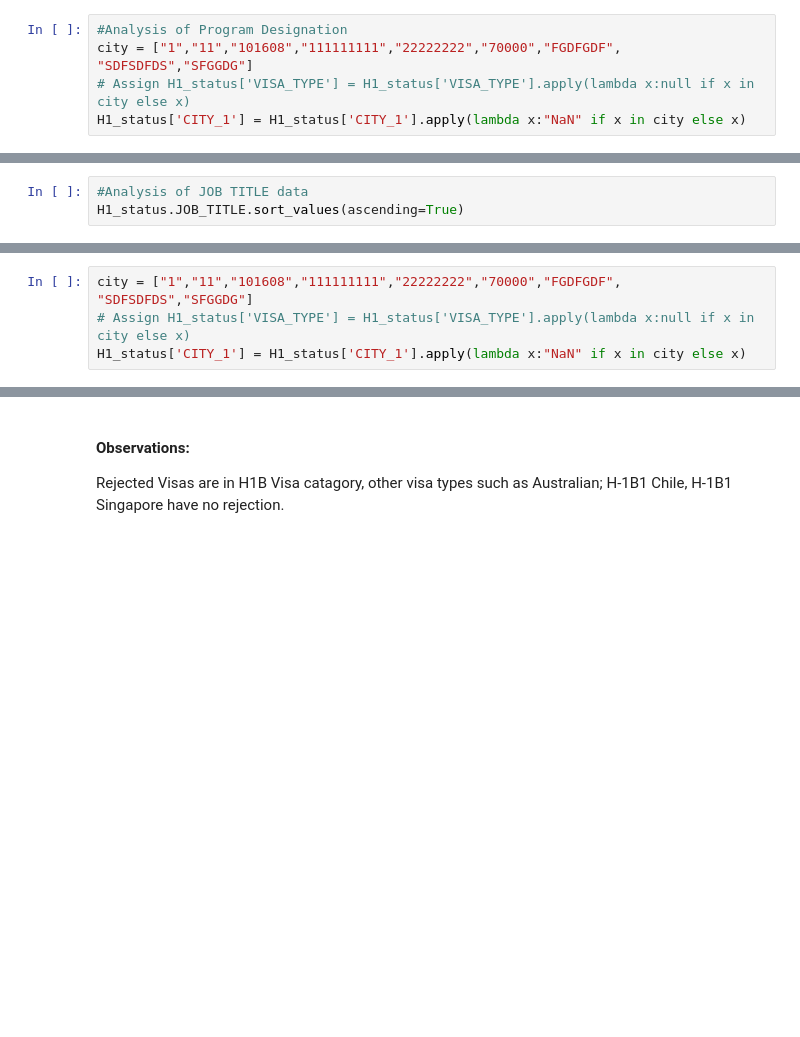
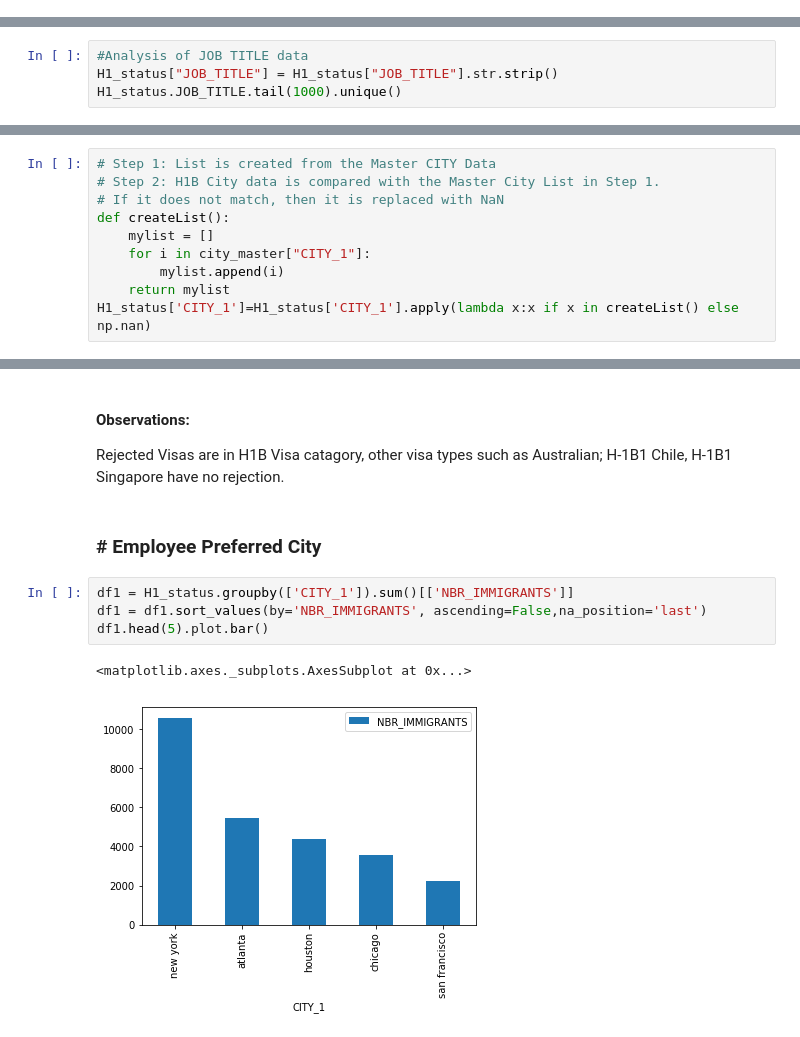
Before and after one commit to karthikeyanbalusamy/EDA-Project, a Jupyter notebook: US H1B Visa Petition.ipynb, the cells around one changed output, grey strips where cells are left out. Saved outputs shown, nothing was run; the diff lists cells and outputs as text; blank space fills up the shorter version.

```diff
--- a/US H1B Visa Petition.ipynb
+++ b/US H1B Visa Petition.ipynb
@@ -173,4 +179,0 @@ Noticed the CITY column has invalid data such as numeric, address. For Example:
-# %%
-#Analysis of Program Designation
-city = ["1","11","101608","111111111","22222222","70000","FGDFGDF", "SDFSDFDS","SFGGDG"]                                                                             # Assign H1_status['VISA_TYPE'] = H1_status['VISA_TYPE'].apply(lambda x:null if x in city else x)
-H1_status['CITY_1'] = H1_status['CITY_1'].apply(lambda x:"NaN" if x in city else x)
@@ -184,4 +183,5 @@ Program Designation have the code, which indicates the type of temporary applica
 # %%
 #Analysis of JOB TITLE data
-H1_status.JOB_TITLE.sort_values(ascending=True)
+H1_status["JOB_TITLE"] = H1_status["JOB_TITLE"].str.strip()
+H1_status.JOB_TITLE.tail(1000).unique()
 # %% [output]
@@ -226,0 +248,10 @@ df1.head(6)
+# %%
+# Step 1: List is created from the Master CITY Data
+# Step 2: H1B City data is compared with the Master City List in Step 1.
+# If it does not match, then it is replaced with NaN
+def createList():
+    mylist = []
+    for i in city_master["CITY_1"]:
+        mylist.append(i)
+    return mylist
+H1_status['CITY_1']=H1_status['CITY_1'].apply(lambda x:x if x in createList() else np.nan)
@@ -314,3 +328,0 @@ For the purpose of this analysis, simply replace any __out-of-range age values w
-# %%
-city = ["1","11","101608","111111111","22222222","70000","FGDFGDF", "SDFSDFDS","SFGGDG"]                                                                             # Assign H1_status['VISA_TYPE'] = H1_status['VISA_TYPE'].apply(lambda x:null if x in city else x)
-H1_status['CITY_1'] = H1_status['CITY_1'].apply(lambda x:"NaN" if x in city else x)
@@ -371,3 +388,12 @@ plt.show()
 # %% [markdown]
 #### Observations:
 Rejected Visas are in H1B Visa catagory, other visa types such as Australian; H-1B1 Chile, H-1B1 Singapore have no rejection.
+# %% [markdown]
+### # Employee Preferred City
+# %%
+df1 = H1_status.groupby(['CITY_1']).sum()[['NBR_IMMIGRANTS']]
+df1 = df1.sort_values(by='NBR_IMMIGRANTS', ascending=False,na_position='last')
+df1.head(5).plot.bar()
+# %% [output]
+<matplotlib.axes._subplots.AxesSubplot at 0x...>
+[figure, added]
```
Also changed, not shown: parts of 45 cells of this notebook.
